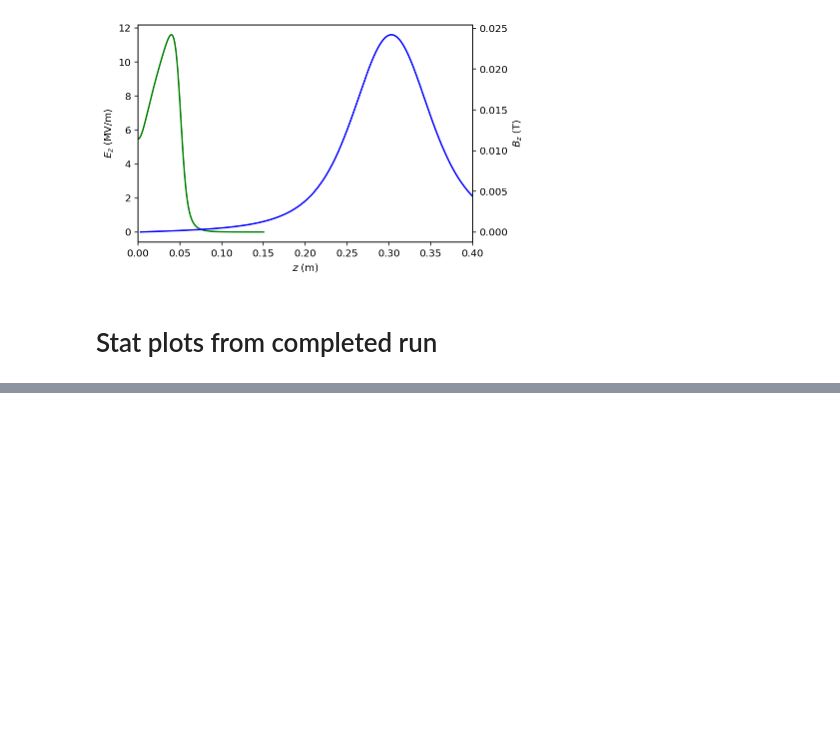
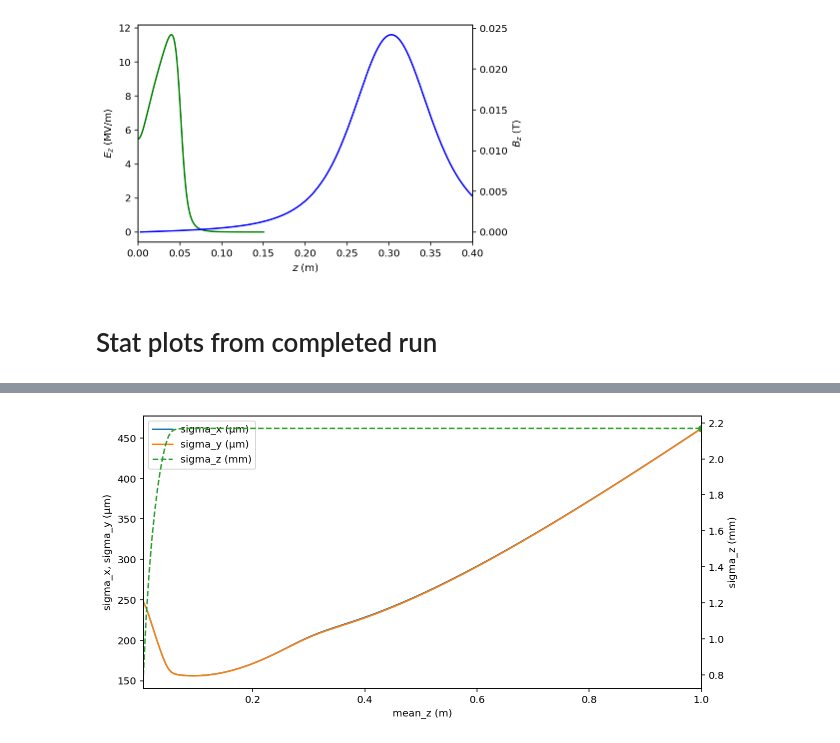
Before and after one commit to ChristopherMayes/lume-astra, a Jupyter notebook: examples/plot_examples.ipynb, the cells around one changed output, grey strips where cells are left out. Cells and saved outputs as stored; diff of their text form; code cells hidden in the pictures; blank space fills up the shorter version.

```diff
--- a/examples/plot_examples.ipynb
+++ b/examples/plot_examples.ipynb
@@ -51,0 +74,12 @@ for ax in fig.axes:
+# %%
+kwargs = {'figsize':(10,5)}
+
+plot_stats_with_layout(A2, ykeys=['sigma_x', 'sigma_y'], ykeys2=['sigma_z'],
+                           xkey='mean_z', xlim=None,
+                           nice=True,
+                           include_layout=False,
+                           include_labels=True,
+                           include_particles=True,
+                           include_legend=True, **kwargs)
+# %% [output]
+[figure, added]
```
Also changed, not shown: parts of 6 cells of this notebook, 7 other files.
